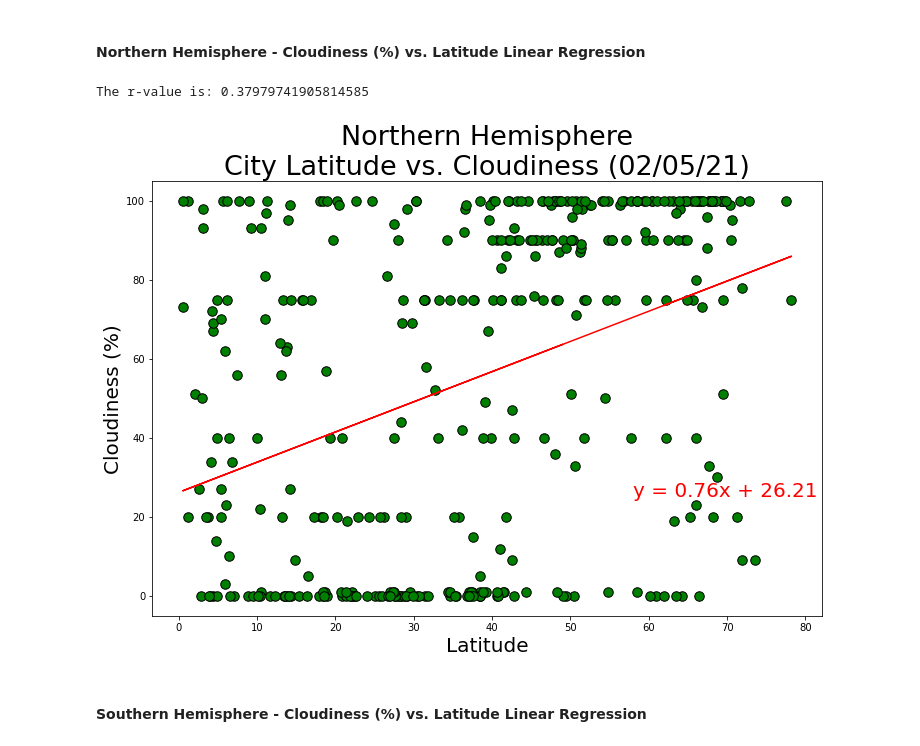
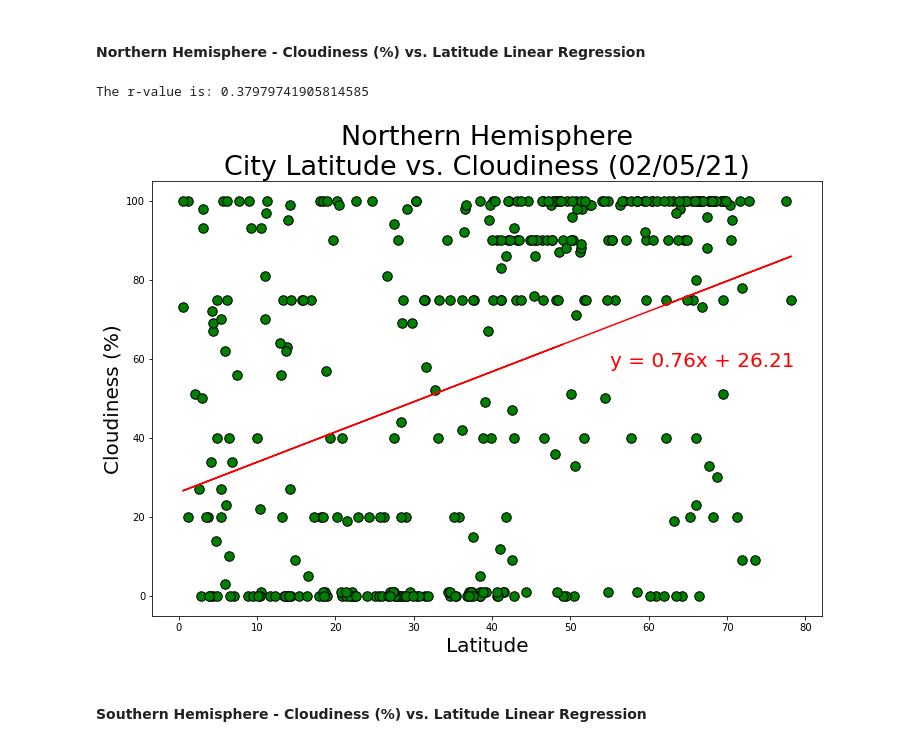
Before and after one commit to pete6184/WeatherPy_API_Weather_Data, a Jupyter notebook: WeatherPy/WeatherPy.ipynb, the cells around one changed output. Drawn from its saved outputs; the diff is of its cells as text; code cells hidden in the pictures.

```diff
--- a/WeatherPy/WeatherPy.ipynb
+++ b/WeatherPy/WeatherPy.ipynb
@@ -463,35 +463,35 @@ The r-value is: 0.3420022095040332
 # create a scatter plot to show relationship between lattitude and cloudiness in the northern hemisphere
 fig1, ax1 = plt.subplots(figsize=(12, 8))
 x_value = n_hem["Lat"]
 y_value = n_hem["Cloudiness"]
 
 (slope, intercept, rvalue, pvalue, stderr) = linregress(x_value, y_value)
 regress_values = x_value * slope + intercept
 
 line_eq = "y = " + str(round(slope, 2)) + "x + " + str(round(intercept, 2))
 plt.scatter(x_value, y_value, s=90, c="g", edgecolor="k")
 
 # plot regression line
 plt.plot(x_value, regress_values, "r-")
 
 # print equation in graph
-plt.annotate(line_eq, (58,25), fontsize=20, color="r")
+plt.annotate(line_eq, (55,58), fontsize=20, color="r")
 
 # label graph for readibility
 current_date = pd.to_datetime('today').date().strftime('%m/%d/%y')
 plt.title(f"Northern Hemisphere\nCity Latitude vs. Cloudiness ({current_date})", fontsize=27)
 plt.xlabel("Latitude", fontsize=20)
 plt.ylabel("Cloudiness (%)", fontsize=20)
 
 print(f"The r-value is: {rvalue}")
 
 # save figure as a .png file
 plt.savefig("../output_data/LinRegress5.png")
 
 plt.show()
 # %% [output]
 The r-value is: 0.37979741905814585
-[figure, old version]
+[figure, new version]
 # %% [markdown]
 ####  Southern Hemisphere - Cloudiness (%) vs. Latitude Linear Regression
 # %%
```
Also changed, not shown: parts of 5 cells of this notebook.
